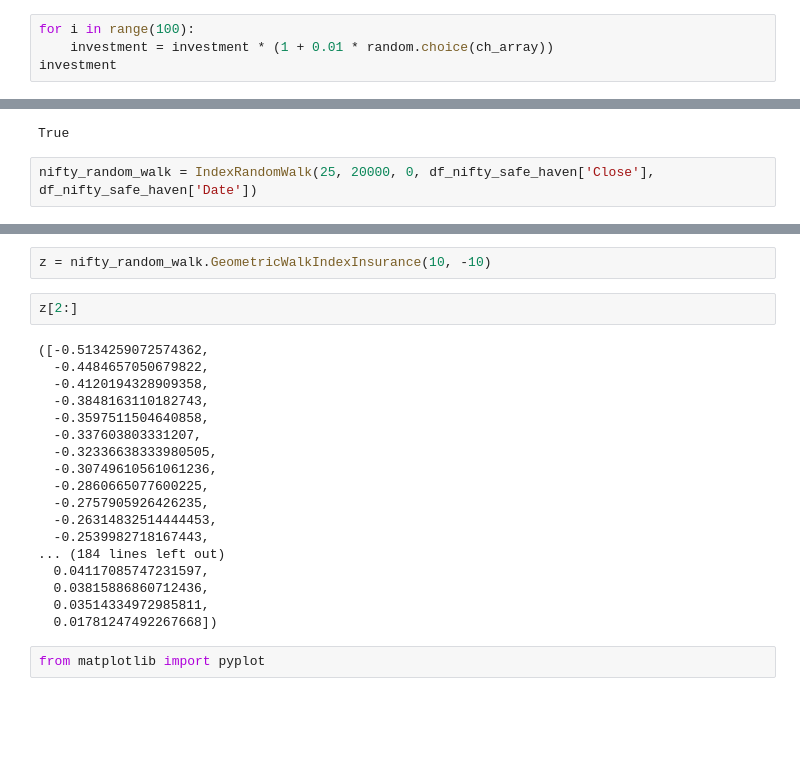
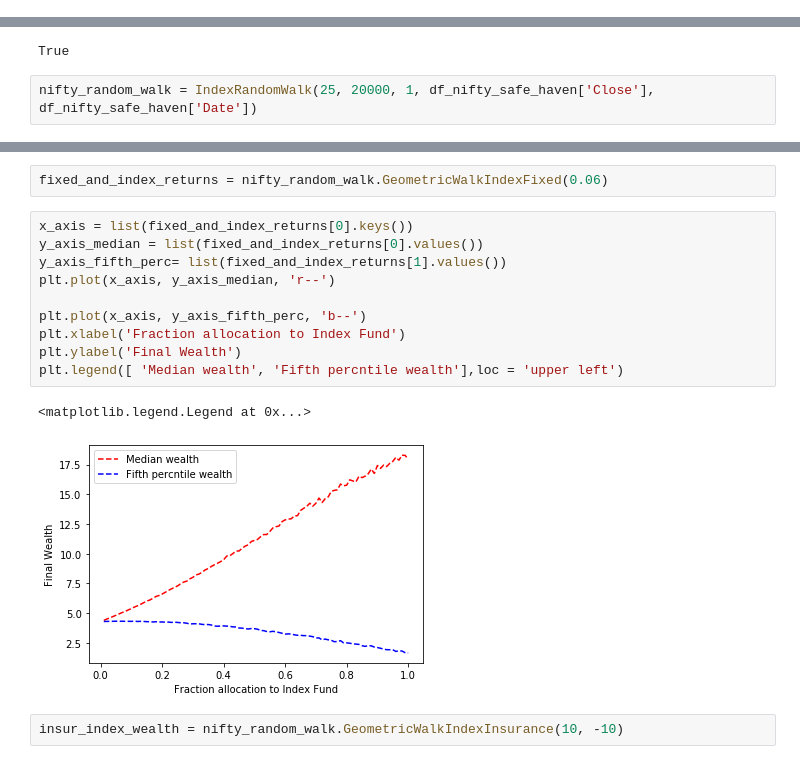
Before and after one commit to hprithvi/nifty_misbehaviour, a Jupyter notebook: Safe Haven Bets.ipynb, the cells around one changed output, grey strips where cells are left out. Cells and saved outputs as stored; diff of their text form; blank space fills up the shorter version.

Commit message:
Safe Haven bets Index, Fixed, Insur

```diff
--- a/Safe Haven Bets.ipynb
+++ b/Safe Haven Bets.ipynb
@@ -91,4 +89,0 @@ ch_array = np.array(nifty_50.YearlyChange())
-# %%
-for i in range(100):
-    investment = investment * (1 + 0.01 * random.choice(ch_array))
-investment
@@ -247,5 +233,5 @@ type(nifty_50.MonthlyChange()) is list
 # %% [output]
 True
 # %%
-nifty_random_walk = IndexRandomWalk(25, 20000, 0, df_nifty_safe_haven['Close'], df_nifty_safe_haven['Date'])
+nifty_random_walk = IndexRandomWalk(25, 20000, 1, df_nifty_safe_haven['Close'], df_nifty_safe_haven['Date'])
 # %%
@@ -316,24 +247,17 @@ nifty_random_walk.GeometricWalkIndexFixed(0.16)
+# %%
+fixed_and_index_returns = nifty_random_walk.GeometricWalkIndexFixed(0.06)
+# %%
+x_axis = list(fixed_and_index_returns[0].keys())
+y_axis_median = list(fixed_and_index_returns[0].values())
+y_axis_fifth_perc= list(fixed_and_index_returns[1].values())
+plt.plot(x_axis, y_axis_median, 'r--')
+
+plt.plot(x_axis, y_axis_fifth_perc, 'b--')
+plt.xlabel('Fraction allocation to Index Fund')
+plt.ylabel('Final Wealth')
+plt.legend([ 'Median wealth', 'Fifth percntile wealth'],loc = 'upper left')
+# %% [output]
+<matplotlib.legend.Legend at 0x...>
+[figure, added]
 # %%
-z = nifty_random_walk.GeometricWalkIndexInsurance(10, -10)
+insur_index_wealth = nifty_random_walk.GeometricWalkIndexInsurance(10, -10)
-# %%
-z[2:]
-# %% [output]
-([-0.5134259072574362,
-  -0.4484657050679822,
-  -0.4120194328909358,
-  -0.3848163110182743,
-  -0.3597511504640858,
-  -0.337603803331207,
-  -0.32336638333980505,
-  -0.30749610561061236,
-  -0.2860665077600225,
-  -0.2757905926426235,
-  -0.26314832514444453,
-  -0.2539982718167443,
-... (184 lines left out)
-  0.04117085747231597,
-  0.03815886860712436,
-  0.03514334972985811,
-  0.01781247492267668])
-# %%
-from matplotlib import pyplot
```
Also changed, not shown: parts of 15 cells of this notebook.
